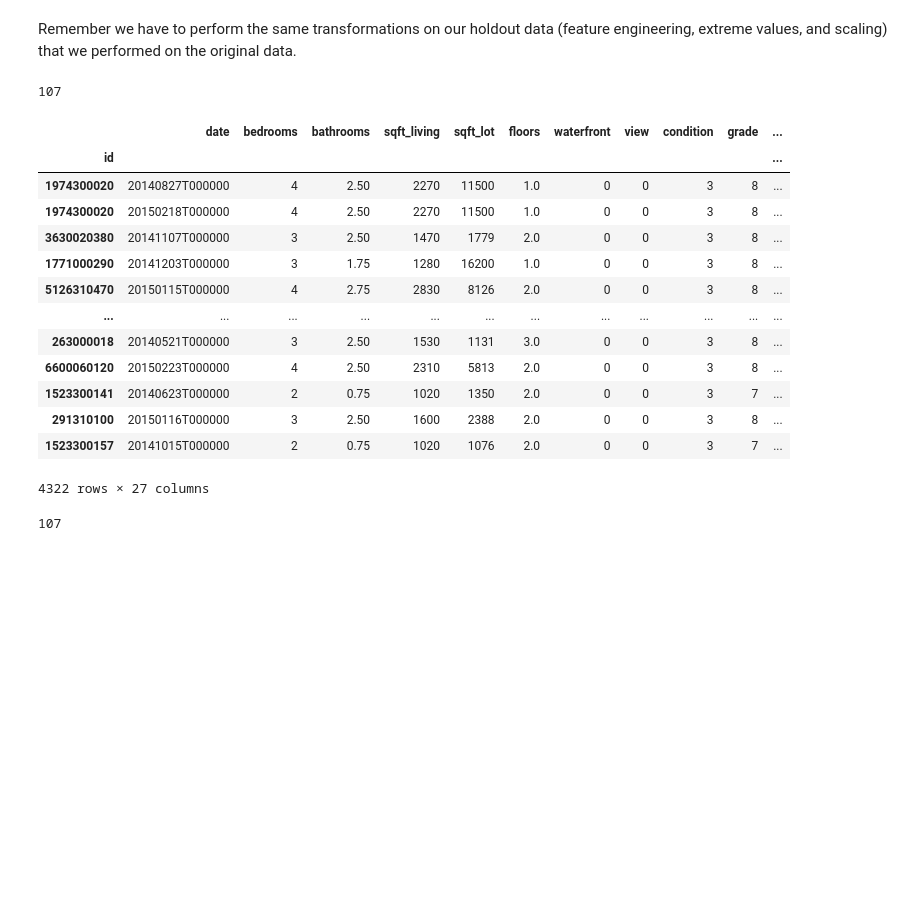
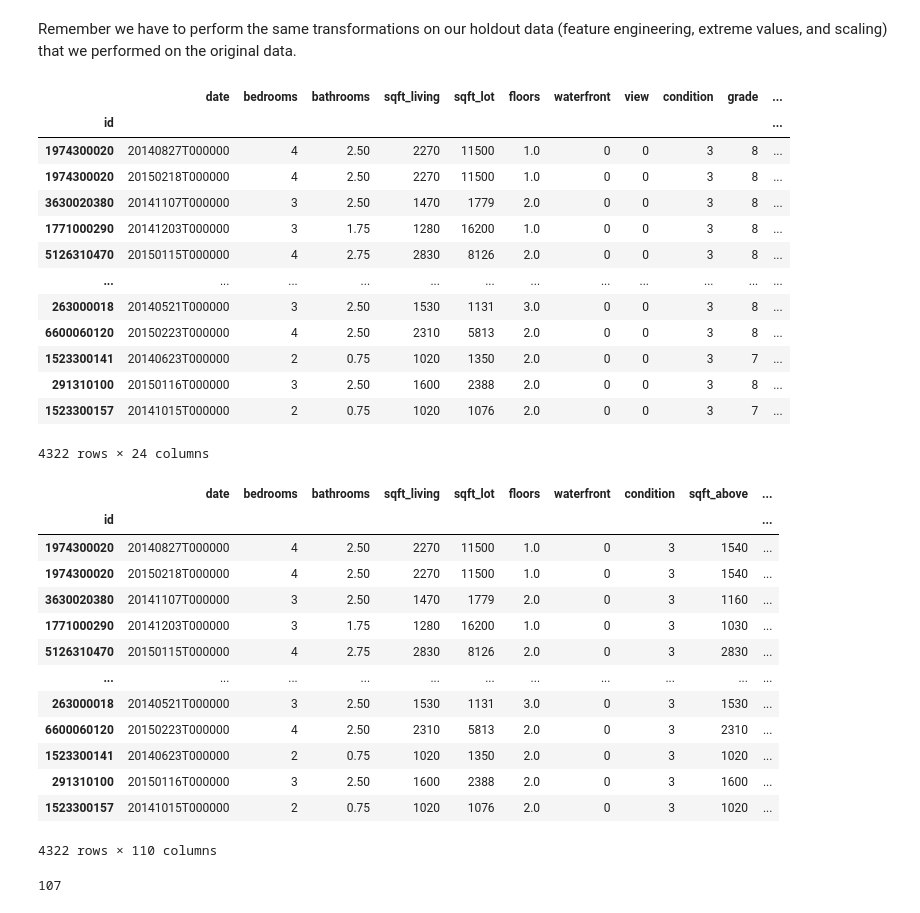
Before and after one commit to pleasecallmejax/KC-Housing-Predictions, a Jupyter notebook: Phase2_project/Predict_holdout.ipynb, the cells around one changed output. Cells and saved outputs as stored; diff of their text form; code cells hidden in the pictures; blank space fills up the shorter version.

```diff
--- a/Phase2_project/Predict_holdout.ipynb
+++ b/Phase2_project/Predict_holdout.ipynb
@@ -16,8 +16,8 @@ pd.set_option('display.max_columns', 300)
 # %% [markdown]
 ## Step 1: Read in hold out data, scalers, and best model
 # %%
-kc_house_data_test=pd.read_csv('Data/kc_house_data_test_features.csv', index_col='id').drop('Unnamed: 0', axis=1)
-kc_house_data_test.head()
+org_hous_df=pd.read_csv('Data/kc_house_data_test_features.csv', index_col='id').drop('Unnamed: 0', axis=1)
+org_hous_df.head()
 # %% [output]
 |  | date | bedrooms | bathrooms | sqft_living | sqft_lot | floors | waterfront | view | condition | grade | ... |
 | id |  |  |  |  |  |  |  |  |  |  | ... |
@@ -38,20 +38,14 @@ read_pickle.close()
 ## Step 2: Feature Engineering for holdout set
 # %% [markdown]
 Remember we have to perform the same transformations on our holdout data (feature engineering, extreme values, and scaling) that we performed on the original data.
-# %%
-len(column_selection)
-# %% [output]
-107
 # %%
-kc_house_data_test['sqft_living^3'] = kc_house_data_test['sqft_living']**3
-kc_house_data_test['sqft_living^2'] = kc_house_data_test['sqft_living']**2
-kc_house_data_test['sqft_basement^2'] = kc_house_data_test['sqft_basement']**2
-kc_house_data_test['yard_space'] = kc_house_data_test.sqft_lot - (kc_house_data_test.sqft_living / kc_house_data_test.floors)
-kc_house_data_test['multi_floor'] = [0 if x == 1 else 1 for x in kc_house_data_test.floors]
-kc_house_data_test['has_basement'] = [0 if x == 0 else 1 for x in kc_house_data_test.sqft_basement]
-kc_house_data_test['sale_month'] = pd.DatetimeIndex(kc_house_data_test['date']).month
-kc_house_data_test['yr_built_reno'] = np.where((kc_house_data_test['yr_built'] < 1974) & (kc_house_data_test['yr_renovated'] == 0), 0,1)
-kc_house_data_test
+org_hous_df['bedrooms'].replace(33, 3, inplace=True)
+org_hous_df['yard_space'] = org_hous_df.sqft_lot - (org_hous_df.sqft_living / org_hous_df.floors)
+org_hous_df['multi_floor'] = [0 if x == 1 else 1 for x in org_hous_df.floors]
+org_hous_df['has_basement'] = [0 if x == 0 else 1 for x in org_hous_df.sqft_basement]
+org_hous_df['sale_month'] = pd.DatetimeIndex(org_hous_df['date']).month
+org_hous_df['yr_built_reno'] = np.where((org_hous_df['yr_built'] < 1974) & (org_hous_df['yr_renovated'] == 0), 0,1)
+org_hous_df
 # %% [output]
 |  | date | bedrooms | bathrooms | sqft_living | sqft_lot | floors | waterfront | view | condition | grade | ... |
 | id |  |  |  |  |  |  |  |  |  |  | ... |
@@ -66,12 +60,31 @@ kc_house_data_test
 | 1523300141 | 20140623T000000 | 2 | 0.75 | 1020 | 1350 | 2.0 | 0 | 0 | 3 | 7 | ... |
 | 291310100 | 20150116T000000 | 3 | 2.50 | 1600 | 2388 | 2.0 | 0 | 0 | 3 | 8 | ... |
 | 1523300157 | 20141015T000000 | 2 | 0.75 | 1020 | 1076 | 2.0 | 0 | 0 | 3 | 7 | ... |
-4322 rows × 27 columns
+4322 rows × 24 columns
 # %%
-kc_house_data_test=pd.get_dummies(kc_house_data_test, columns=['zipcode'], drop_first=True)
-kc_house_data_test=pd.get_dummies(kc_house_data_test, columns=['grade'], drop_first=True)
-kc_house_data_test=pd.get_dummies(kc_house_data_test, columns=['view'], drop_first=True)
-kc_house_data_test['grade_3']=0
-kc_house_data_test['biggestzipcode_sqftliving'] = kc_house_data_test['zipcode_98052']*kc_house_data_test['sqft_living']
-kc_house_data_test['bestview_sqftliving'] = kc_house_data_test['view_4']*kc_house_data_test['sqft_living']
+org_hous_df=pd.get_dummies(org_hous_df, columns=['zipcode'], drop_first=True)
+org_hous_df['grade_3']=0
+org_hous_df=pd.get_dummies(org_hous_df, columns=['grade'], drop_first=True)
+org_hous_df=pd.get_dummies(org_hous_df, columns=['view'], drop_first=True)
+org_hous_df['bestview_sqftliving'] = org_hous_df['view_4']*org_hous_df['sqft_living']
+org_hous_df['biggestzipcode_sqftliving'] = org_hous_df['zipcode_98052']*org_hous_df['sqft_living']
+org_hous_df['sqft_living^3'] = org_hous_df['sqft_living']**3
+org_hous_df['sqft_living^2'] = org_hous_df['sqft_living']**2
+org_hous_df['sqft_basement^2'] = org_hous_df['sqft_basement']**2
+org_hous_df
+# %% [output]
+|  | date | bedrooms | bathrooms | sqft_living | sqft_lot | floors | waterfront | condition | sqft_above | ... |
+| id |  |  |  |  |  |  |  |  |  | ... |
+| 1974300020 | 20140827T000000 | 4 | 2.50 | 2270 | 11500 | 1.0 | 0 | 3 | 1540 | ... |
+| 1974300020 | 20150218T000000 | 4 | 2.50 | 2270 | 11500 | 1.0 | 0 | 3 | 1540 | ... |
+| 3630020380 | 20141107T000000 | 3 | 2.50 | 1470 | 1779 | 2.0 | 0 | 3 | 1160 | ... |
+| 1771000290 | 20141203T000000 | 3 | 1.75 | 1280 | 16200 | 1.0 | 0 | 3 | 1030 | ... |
+| 5126310470 | 20150115T000000 | 4 | 2.75 | 2830 | 8126 | 2.0 | 0 | 3 | 2830 | ... |
+| ... | ... | ... | ... | ... | ... | ... | ... | ... | ... | ... |
+| 263000018 | 20140521T000000 | 3 | 2.50 | 1530 | 1131 | 3.0 | 0 | 3 | 1530 | ... |
+| 6600060120 | 20150223T000000 | 4 | 2.50 | 2310 | 5813 | 2.0 | 0 | 3 | 2310 | ... |
+| 1523300141 | 20140623T000000 | 2 | 0.75 | 1020 | 1350 | 2.0 | 0 | 3 | 1020 | ... |
+| 291310100 | 20150116T000000 | 3 | 2.50 | 1600 | 2388 | 2.0 | 0 | 3 | 1600 | ... |
+| 1523300157 | 20141015T000000 | 2 | 0.75 | 1020 | 1076 | 2.0 | 0 | 3 | 1020 | ... |
+4322 rows × 110 columns
 # %%
```
Also changed, not shown: parts of 8 cells of this notebook, 2 other files.
